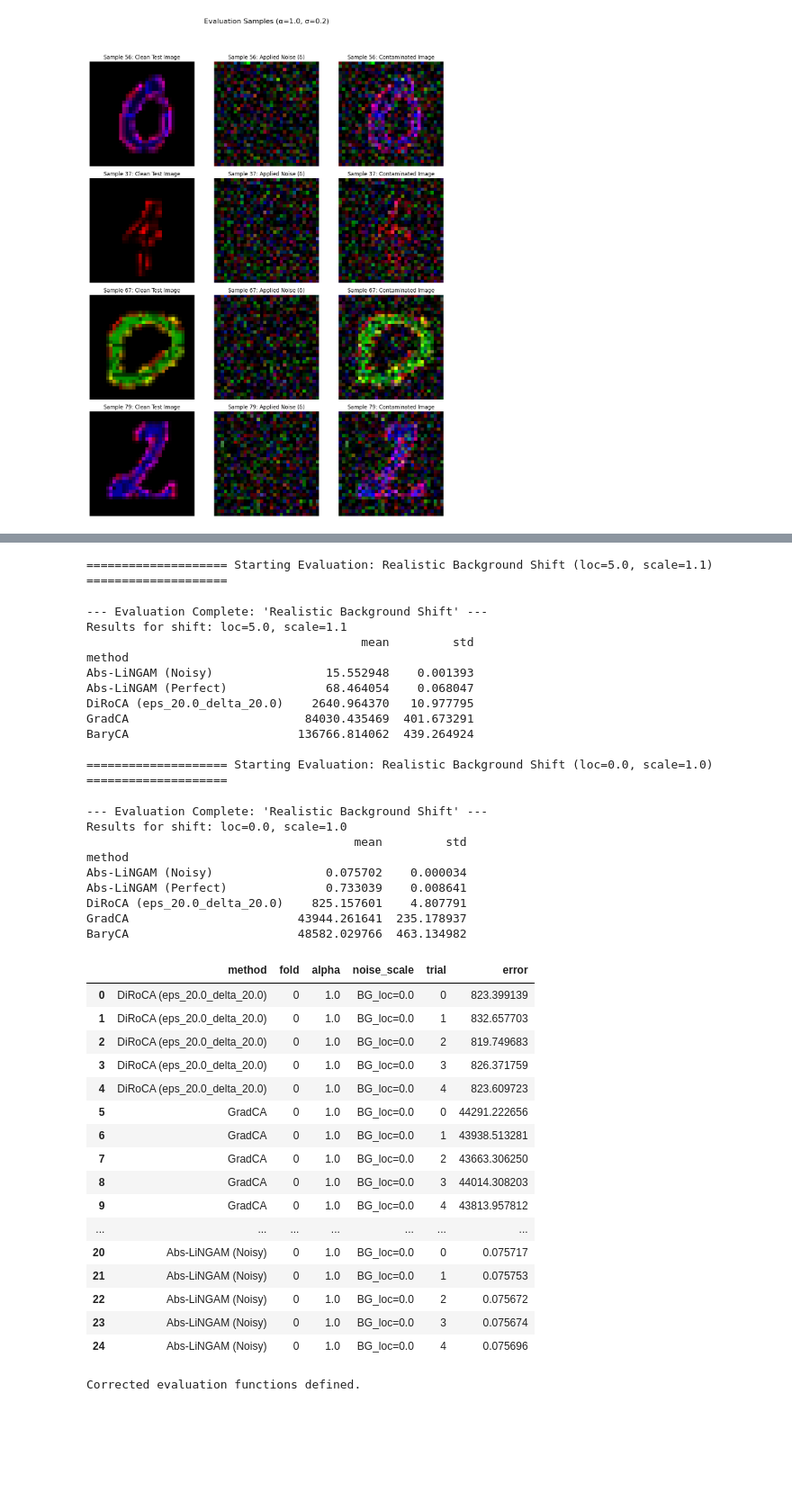
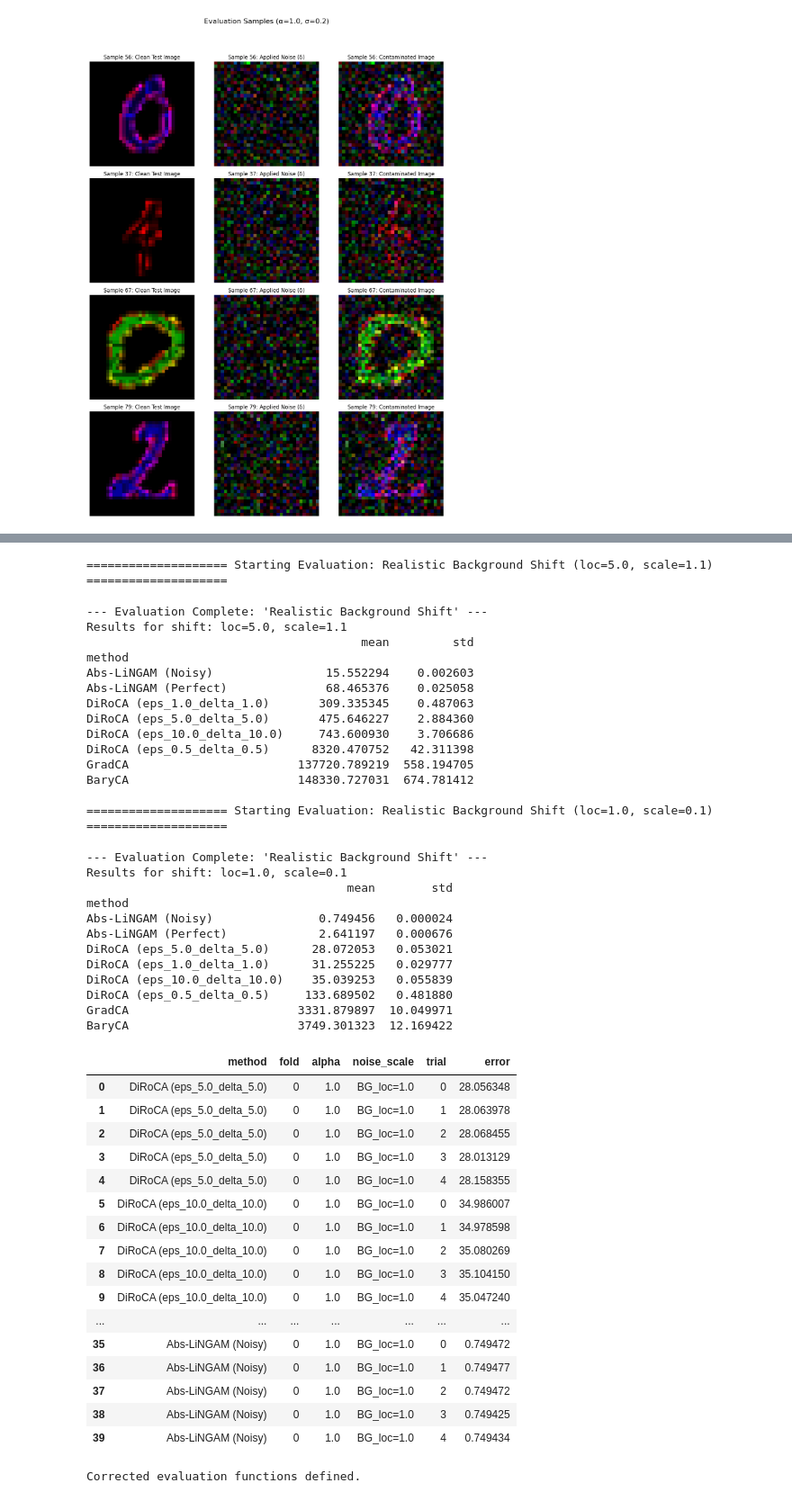
Before and after one commit to yfelekis/GenDiroca, a Jupyter notebook: cmnist.ipynb, the cells around one changed output, grey strips where cells are left out. Shown at 90% size. Saved outputs shown, nothing was run; the diff lists cells and outputs as text; code cells hidden in the pictures; blank space fills up the shorter version.

```diff
--- a/cmnist.ipynb
+++ b/cmnist.ipynb
@@ -1527,8 +1603,8 @@ print("\n" + "="*20 + " Training GradCA " + "="*20)
 gradca_hyperparams = {
     'eta_min': 1e-3,
     'max_iter': 1000, # Match DiRoCA's iterations
-    'num_steps_min': 5, # Match DiRoCA's T steps
-    'initialization': 'random', # Match DiRoCA's init
+    'num_steps_min': 1, # Match DiRoCA's T steps
+    'initialization': 'zeros', # Match DiRoCA's init
     'optimizers': 'adam'
 }
 
@@ -1577,7 +1653,7 @@ print("\n" + "="*20 + " Training BaryCA " + "="*20)
 baryca_hyperparams = {
     'lr': 1e-3,
     'max_iter': 1000, # Match DiRoCA's iterations
-    'tol': 1e-5 # Use a potentially stricter tolerance
+    'tol': 1e-4 # Use a potentially stricter tolerance
 }
 
 fixed_params_baryca = {
@@ -2141,7 +2280,7 @@ print("\n--- Starting Simplified Evaluation for ALL Methods (alpha=0 & alpha=1)
 
 # --- Define Evaluation Parameters ---
 N_TRIALS = 5
-NOISE_SCALE_FOR_ALPHA1 = 1.0 # Or 0.2 as in your last output
+NOISE_SCALE_FOR_ALPHA1 = 0.5 # Or 0.2 as in your last output
 ALPHA_VALUES_TO_TEST = [0.0, 1.0]
 
 evaluation_records = []
@@ -2733,62 +2865,68 @@ def run_evaluation_background_shift(all_results, Dll_samples, Dhl_samples, omega
 # %%
 # --- Run the "Realistic Background Shift" Evaluation ---
 
 # --- Test 1: Background bias (loc=5.0), low variance (scale=0.1) ---
 # This simulates a systematic bias, like light bleed in the camera sensor
 run_evaluation_background_shift(
     all_results, Dll_samples, Dhl_samples, omega, cv_folds,
     noise_loc=5.0,
     noise_scale=1.1,
     n_trials=5
 )
 
 # --- Test 2: Background bias (loc=0.0), high variance (scale=1.0) ---
 # This simulates random background noise ("static")
 run_evaluation_background_shift(
     all_results, Dll_samples, Dhl_samples, omega, cv_folds,
-    noise_loc=0.0,
-    noise_scale=1.0,
+    noise_loc=1.0,
+    noise_scale=0.1,
     n_trials=5
 )
 # %% [output]
 ==================== Starting Evaluation: Realistic Background Shift (loc=5.0, scale=1.1) ====================
 --- Evaluation Complete: 'Realistic Background Shift' ---
 Results for shift: loc=5.0, scale=1.1
                                        mean         std
 method
-Abs-LiNGAM (Noisy)                15.552948    0.001393
-Abs-LiNGAM (Perfect)              68.464054    0.068047
-DiRoCA (eps_20.0_delta_20.0)    2640.964370   10.977795
-GradCA                         84030.435469  401.673291
-BaryCA                        136766.814062  439.264924
+Abs-LiNGAM (Noisy)                15.552294    0.002603
+Abs-LiNGAM (Perfect)              68.465376    0.025058
+DiRoCA (eps_1.0_delta_1.0)       309.335345    0.487063
+DiRoCA (eps_5.0_delta_5.0)       475.646227    2.884360
+DiRoCA (eps_10.0_delta_10.0)     743.600930    3.706686
+DiRoCA (eps_0.5_delta_0.5)      8320.470752   42.311398
+GradCA                        137720.789219  558.194705
+BaryCA                        148330.727031  674.781412
 
-==================== Starting Evaluation: Realistic Background Shift (loc=0.0, scale=1.0) ====================
+==================== Starting Evaluation: Realistic Background Shift (loc=1.0, scale=0.1) ====================
 --- Evaluation Complete: 'Realistic Background Shift' ---
-Results for shift: loc=0.0, scale=1.0
-                                      mean         std
+Results for shift: loc=1.0, scale=0.1
+                                     mean        std
 method
-Abs-LiNGAM (Noisy)                0.075702    0.000034
-Abs-LiNGAM (Perfect)              0.733039    0.008641
-DiRoCA (eps_20.0_delta_20.0)    825.157601    4.807791
-GradCA                        43944.261641  235.178937
-BaryCA                        48582.029766  463.134982
+Abs-LiNGAM (Noisy)               0.749456   0.000024
+Abs-LiNGAM (Perfect)             2.641197   0.000676
+DiRoCA (eps_5.0_delta_5.0)      28.072053   0.053021
+DiRoCA (eps_1.0_delta_1.0)      31.255225   0.029777
+DiRoCA (eps_10.0_delta_10.0)    35.039253   0.055839
+DiRoCA (eps_0.5_delta_0.5)     133.689502   0.481880
+GradCA                        3331.879897  10.049971
+BaryCA                        3749.301323  12.169422
 |  | method | fold | alpha | noise_scale | trial | error |
-| 0 | DiRoCA (eps_20.0_delta_20.0) | 0 | 1.0 | BG_loc=0.0 | 0 | 823.399139 |
-| 1 | DiRoCA (eps_20.0_delta_20.0) | 0 | 1.0 | BG_loc=0.0 | 1 | 832.657703 |
-| 2 | DiRoCA (eps_20.0_delta_20.0) | 0 | 1.0 | BG_loc=0.0 | 2 | 819.749683 |
-| 3 | DiRoCA (eps_20.0_delta_20.0) | 0 | 1.0 | BG_loc=0.0 | 3 | 826.371759 |
-| 4 | DiRoCA (eps_20.0_delta_20.0) | 0 | 1.0 | BG_loc=0.0 | 4 | 823.609723 |
-| 5 | GradCA | 0 | 1.0 | BG_loc=0.0 | 0 | 44291.222656 |
-| 6 | GradCA | 0 | 1.0 | BG_loc=0.0 | 1 | 43938.513281 |
-| 7 | GradCA | 0 | 1.0 | BG_loc=0.0 | 2 | 43663.306250 |
-| 8 | GradCA | 0 | 1.0 | BG_loc=0.0 | 3 | 44014.308203 |
-| 9 | GradCA | 0 | 1.0 | BG_loc=0.0 | 4 | 43813.957812 |
+| 0 | DiRoCA (eps_5.0_delta_5.0) | 0 | 1.0 | BG_loc=1.0 | 0 | 28.056348 |
+| 1 | DiRoCA (eps_5.0_delta_5.0) | 0 | 1.0 | BG_loc=1.0 | 1 | 28.063978 |
+| 2 | DiRoCA (eps_5.0_delta_5.0) | 0 | 1.0 | BG_loc=1.0 | 2 | 28.068455 |
+| 3 | DiRoCA (eps_5.0_delta_5.0) | 0 | 1.0 | BG_loc=1.0 | 3 | 28.013129 |
+| 4 | DiRoCA (eps_5.0_delta_5.0) | 0 | 1.0 | BG_loc=1.0 | 4 | 28.158355 |
+| 5 | DiRoCA (eps_10.0_delta_10.0) | 0 | 1.0 | BG_loc=1.0 | 0 | 34.986007 |
+| 6 | DiRoCA (eps_10.0_delta_10.0) | 0 | 1.0 | BG_loc=1.0 | 1 | 34.978598 |
+| 7 | DiRoCA (eps_10.0_delta_10.0) | 0 | 1.0 | BG_loc=1.0 | 2 | 35.080269 |
+| 8 | DiRoCA (eps_10.0_delta_10.0) | 0 | 1.0 | BG_loc=1.0 | 3 | 35.104150 |
+| 9 | DiRoCA (eps_10.0_delta_10.0) | 0 | 1.0 | BG_loc=1.0 | 4 | 35.047240 |
 | ... | ... | ... | ... | ... | ... | ... |
-| 20 | Abs-LiNGAM (Noisy) | 0 | 1.0 | BG_loc=0.0 | 0 | 0.075717 |
-| 21 | Abs-LiNGAM (Noisy) | 0 | 1.0 | BG_loc=0.0 | 1 | 0.075753 |
-| 22 | Abs-LiNGAM (Noisy) | 0 | 1.0 | BG_loc=0.0 | 2 | 0.075672 |
-| 23 | Abs-LiNGAM (Noisy) | 0 | 1.0 | BG_loc=0.0 | 3 | 0.075674 |
-| 24 | Abs-LiNGAM (Noisy) | 0 | 1.0 | BG_loc=0.0 | 4 | 0.075696 |
+| 35 | Abs-LiNGAM (Noisy) | 0 | 1.0 | BG_loc=1.0 | 0 | 0.749472 |
+| 36 | Abs-LiNGAM (Noisy) | 0 | 1.0 | BG_loc=1.0 | 1 | 0.749477 |
+| 37 | Abs-LiNGAM (Noisy) | 0 | 1.0 | BG_loc=1.0 | 2 | 0.749472 |
+| 38 | Abs-LiNGAM (Noisy) | 0 | 1.0 | BG_loc=1.0 | 3 | 0.749425 |
+| 39 | Abs-LiNGAM (Noisy) | 0 | 1.0 | BG_loc=1.0 | 4 | 0.749434 |
 # %%
 import torch
 import torch.nn.functional as F
```
Also changed, not shown: parts of 14 cells of this notebook, 11 other files.
